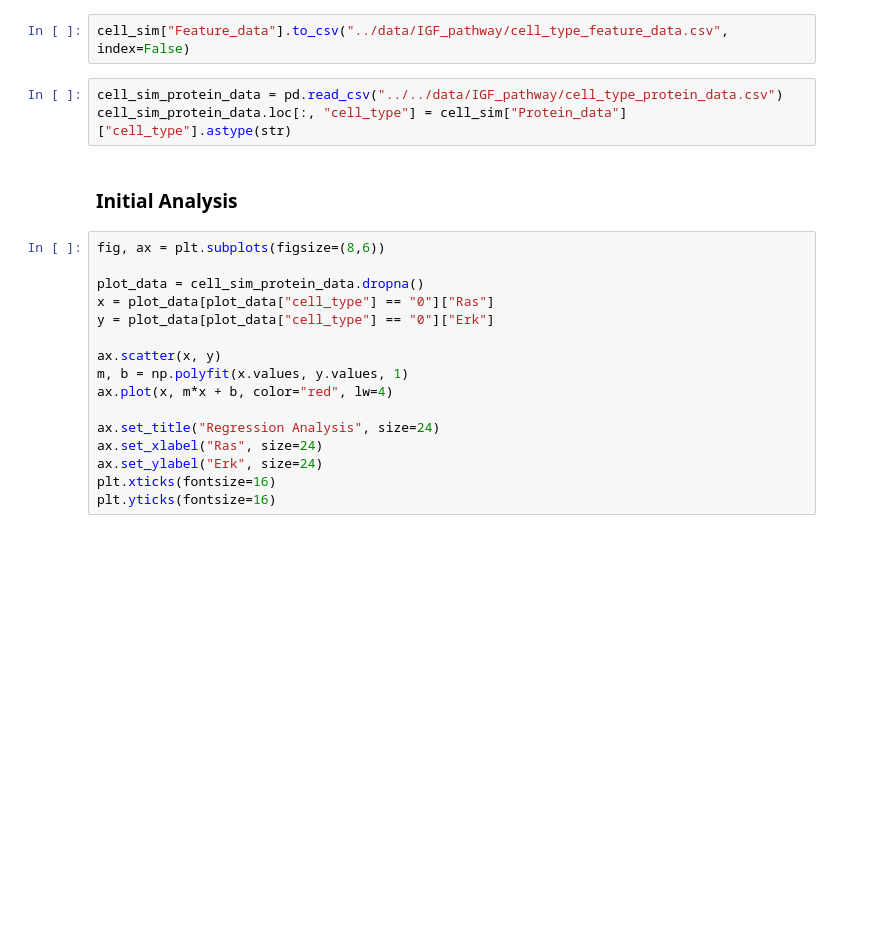
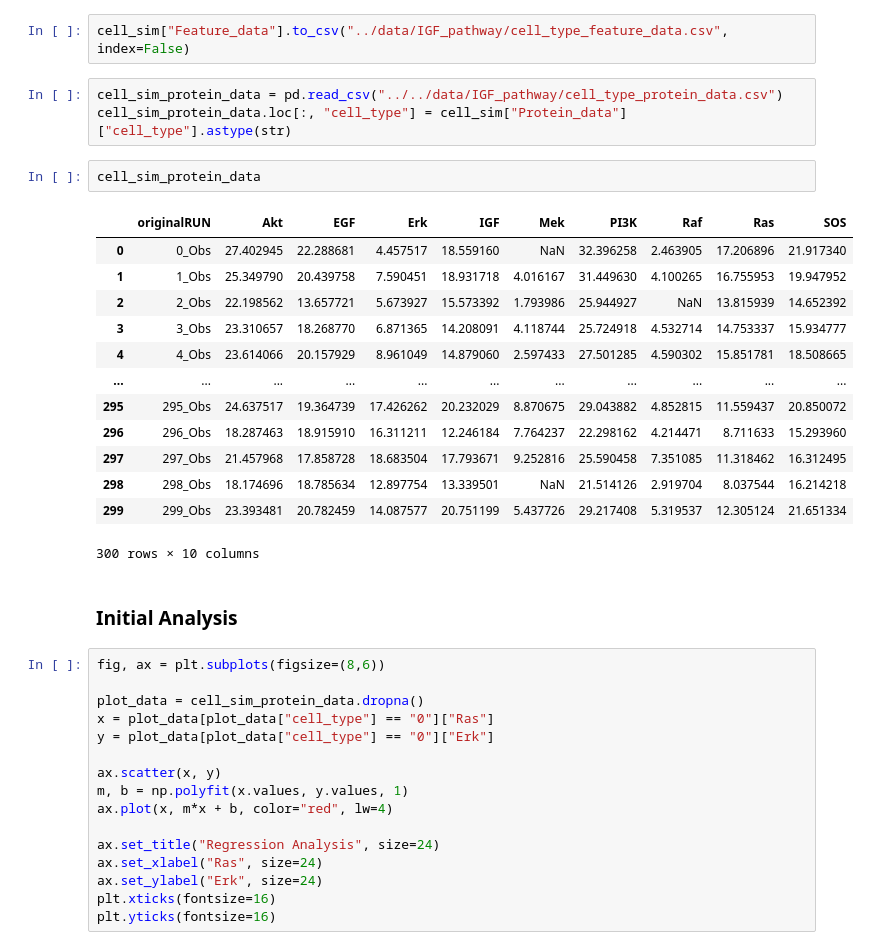
Before and after one commit to devonjkohler/Causomic, a Jupyter notebook: vignettes/simulations/IGF_simulation_analysis.ipynb, the cells around one changed output. Drawn from its saved outputs; the diff is of its cells as text; blank space fills up the shorter version.

```diff
--- a/vignettes/simulations/IGF_simulation_analysis.ipynb
+++ b/vignettes/simulations/IGF_simulation_analysis.ipynb
@@ -303,6 +306,22 @@ cell_sim["Feature_data"].to_csv("../data/IGF_pathway/cell_type_feature_data.csv"
 # %%
 cell_sim_protein_data = pd.read_csv("../../data/IGF_pathway/cell_type_protein_data.csv")
 cell_sim_protein_data.loc[:, "cell_type"] = cell_sim["Protein_data"]["cell_type"].astype(str)
+# %%
+cell_sim_protein_data
+# %% [output]
+|  | originalRUN | Akt | EGF | Erk | IGF | Mek | PI3K | Raf | Ras | SOS |
+| 0 | 0_Obs | 27.402945 | 22.288681 | 4.457517 | 18.559160 | NaN | 32.396258 | 2.463905 | 17.206896 | 21.917340 |
+| 1 | 1_Obs | 25.349790 | 20.439758 | 7.590451 | 18.931718 | 4.016167 | 31.449630 | 4.100265 | 16.755953 | 19.947952 |
+| 2 | 2_Obs | 22.198562 | 13.657721 | 5.673927 | 15.573392 | 1.793986 | 25.944927 | NaN | 13.815939 | 14.652392 |
+| 3 | 3_Obs | 23.310657 | 18.268770 | 6.871365 | 14.208091 | 4.118744 | 25.724918 | 4.532714 | 14.753337 | 15.934777 |
+| 4 | 4_Obs | 23.614066 | 20.157929 | 8.961049 | 14.879060 | 2.597433 | 27.501285 | 4.590302 | 15.851781 | 18.508665 |
+| ... | ... | ... | ... | ... | ... | ... | ... | ... | ... | ... |
+| 295 | 295_Obs | 24.637517 | 19.364739 | 17.426262 | 20.232029 | 8.870675 | 29.043882 | 4.852815 | 11.559437 | 20.850072 |
+| 296 | 296_Obs | 18.287463 | 18.915910 | 16.311211 | 12.246184 | 7.764237 | 22.298162 | 4.214471 | 8.711633 | 15.293960 |
+| 297 | 297_Obs | 21.457968 | 17.858728 | 18.683504 | 17.793671 | 9.252816 | 25.590458 | 7.351085 | 11.318462 | 16.312495 |
+| 298 | 298_Obs | 18.174696 | 18.785634 | 12.897754 | 13.339501 | NaN | 21.514126 | 2.919704 | 8.037544 | 16.214218 |
+| 299 | 299_Obs | 23.393481 | 20.782459 | 14.087577 | 20.751199 | 5.437726 | 29.217408 | 5.319537 | 12.305124 | 21.651334 |
+300 rows × 10 columns
 # %% [markdown]
 ### Initial Analysis
 # %%
```
Also changed, not shown: parts of 22 cells of this notebook, 23 other files.
